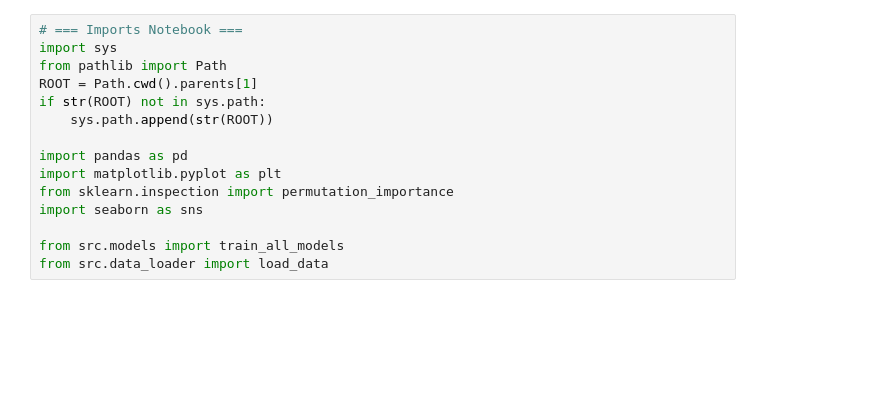
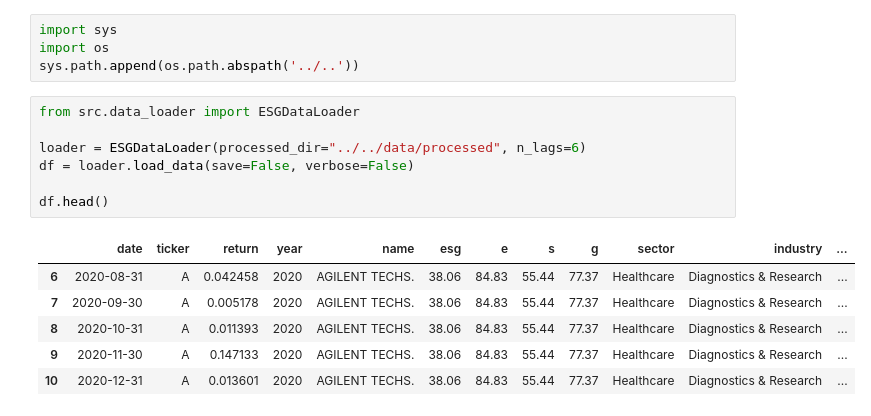
Before and after one commit to Sh4kk0/AP-ESG-Prediction-Project, a Jupyter notebook: results/plots/plots.ipynb, the cells around one changed output. Saved outputs shown, nothing was run; the diff lists cells and outputs as text; blank space fills up the shorter version.

```diff
--- a/results/plots/plots.ipynb
+++ b/results/plots/plots.ipynb
@@ -1,16 +1,19 @@
+# %%
+import sys
+import os
+sys.path.append(os.path.abspath('../..'))
 # %%
-# === Imports Notebook ===
-import sys
-from pathlib import Path
-ROOT = Path.cwd().parents[1]
-if str(ROOT) not in sys.path:
-    sys.path.append(str(ROOT))
+from src.data_loader import ESGDataLoader
 
-import pandas as pd
-import matplotlib.pyplot as plt
-from sklearn.inspection import permutation_importance
-import seaborn as sns
+loader = ESGDataLoader(processed_dir="../../data/processed", n_lags=6)
+df = loader.load_data(save=False, verbose=False)
 
-from src.models import train_all_models
-from src.data_loader import load_data
+df.head()
+# %% [output]
+|  | date | ticker | return | year | name | esg | e | s | g | sector | industry | ... |
+| 6 | 2020-08-31 | A | 0.042458 | 2020 | AGILENT TECHS. | 38.06 | 84.83 | 55.44 | 77.37 | Healthcare | Diagnostics & Research | ... |
+| 7 | 2020-09-30 | A | 0.005178 | 2020 | AGILENT TECHS. | 38.06 | 84.83 | 55.44 | 77.37 | Healthcare | Diagnostics & Research | ... |
+| 8 | 2020-10-31 | A | 0.011393 | 2020 | AGILENT TECHS. | 38.06 | 84.83 | 55.44 | 77.37 | Healthcare | Diagnostics & Research | ... |
+| 9 | 2020-11-30 | A | 0.147133 | 2020 | AGILENT TECHS. | 38.06 | 84.83 | 55.44 | 77.37 | Healthcare | Diagnostics & Research | ... |
+| 10 | 2020-12-31 | A | 0.013601 | 2020 | AGILENT TECHS. | 38.06 | 84.83 | 55.44 | 77.37 | Healthcare | Diagnostics & Research | ... |
 # %%
```
Also changed, not shown: parts of 4 cells of this notebook, 10 other files.
